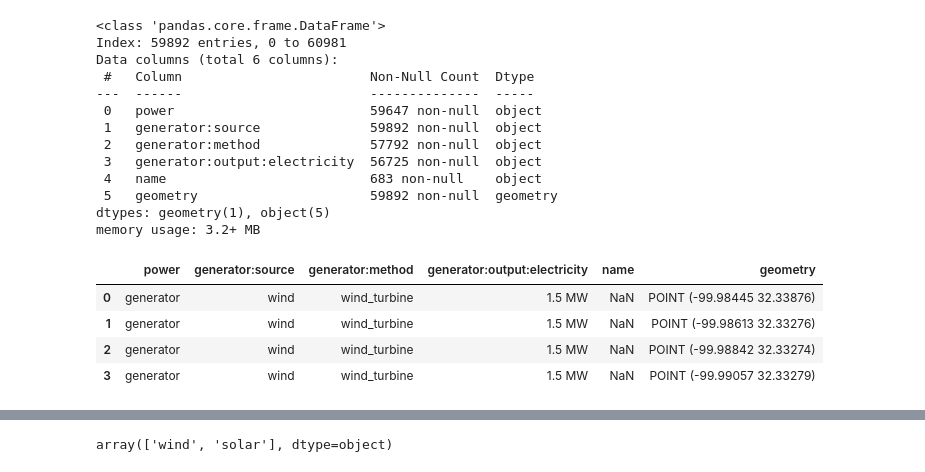
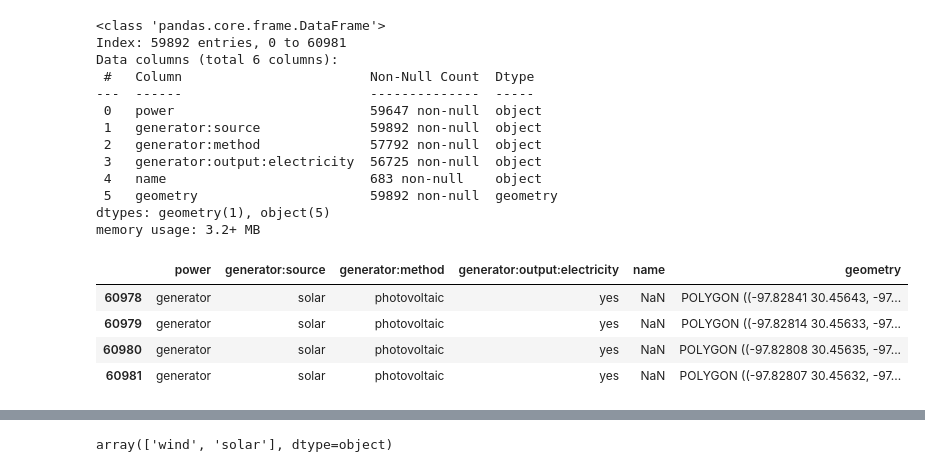
Before and after one commit to abhik12295/Renewable-Energy-Maintenance, a Jupyter notebook: src/data_collection/data_collection_4.ipynb, the cells around one changed output, grey strips where cells are left out. Cells and saved outputs as stored; diff of their text form; code cells hidden in the pictures.

```diff
--- a/src/data_collection/data_collection_4.ipynb
+++ b/src/data_collection/data_collection_4.ipynb
@@ -166,10 +171,10 @@ Data columns (total 6 columns):
 dtypes: geometry(1), object(5)
 memory usage: 3.2+ MB
 # %%
-df_copy_drop.head(4)
+df_copy_drop.tail(4)
 # %% [output]
 |  | power | generator:source | generator:method | generator:output:electricity | name | geometry |
-| 0 | generator | wind | wind_turbine | 1.5 MW | NaN | POINT (-99.98445 32.33876) |
-| 1 | generator | wind | wind_turbine | 1.5 MW | NaN | POINT (-99.98613 32.33276) |
-| 2 | generator | wind | wind_turbine | 1.5 MW | NaN | POINT (-99.98842 32.33274) |
-| 3 | generator | wind | wind_turbine | 1.5 MW | NaN | POINT (-99.99057 32.33279) |
+| 60978 | generator | solar | photovoltaic | yes | NaN | POLYGON ((-97.82841 30.45643, -97... |
+| 60979 | generator | solar | photovoltaic | yes | NaN | POLYGON ((-97.82814 30.45633, -97... |
+| 60980 | generator | solar | photovoltaic | yes | NaN | POLYGON ((-97.82808 30.45635, -97... |
+| 60981 | generator | solar | photovoltaic | yes | NaN | POLYGON ((-97.82807 30.45632, -97... |
```
Also changed, not shown: parts of 5 cells of this notebook.
